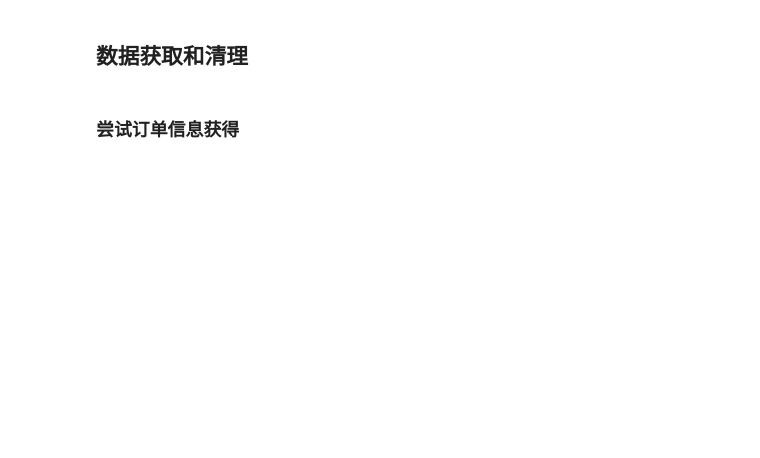
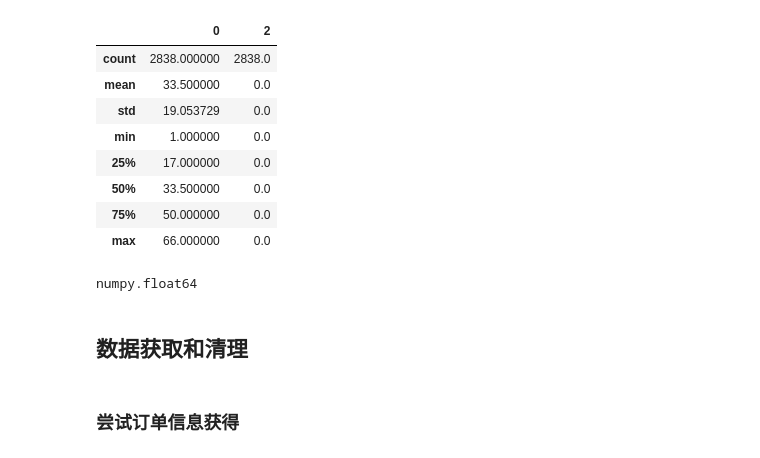
Before and after one commit to WhaleChen/di-tech, a Jupyter notebook: di-tech.ipynb, the cells around one changed output. Cells and saved outputs as stored; diff of their text form; code cells hidden in the pictures; blank space fills up the shorter version.

```diff
--- a/di-tech.ipynb
+++ b/di-tech.ipynb
@@ -5,0 +22,12 @@ from datetime import datetime
+# %%
+test.describe()
+# %% [output]
+|  | 0 | 2 |
+| count | 2838.000000 | 2838.0 |
+| mean | 33.500000 | 0.0 |
+| std | 19.053729 | 0.0 |
+| min | 1.000000 | 0.0 |
+| 25% | 17.000000 | 0.0 |
+| 50% | 33.500000 | 0.0 |
+| 75% | 50.000000 | 0.0 |
+| max | 66.000000 | 0.0 |
@@ -5,0 +40,4 @@ from datetime import datetime
+# %%
+type(random_array[1])
+# %% [output]
+numpy.float64
```
Also changed, not shown: parts of 6 cells of this notebook, 1 other file.
